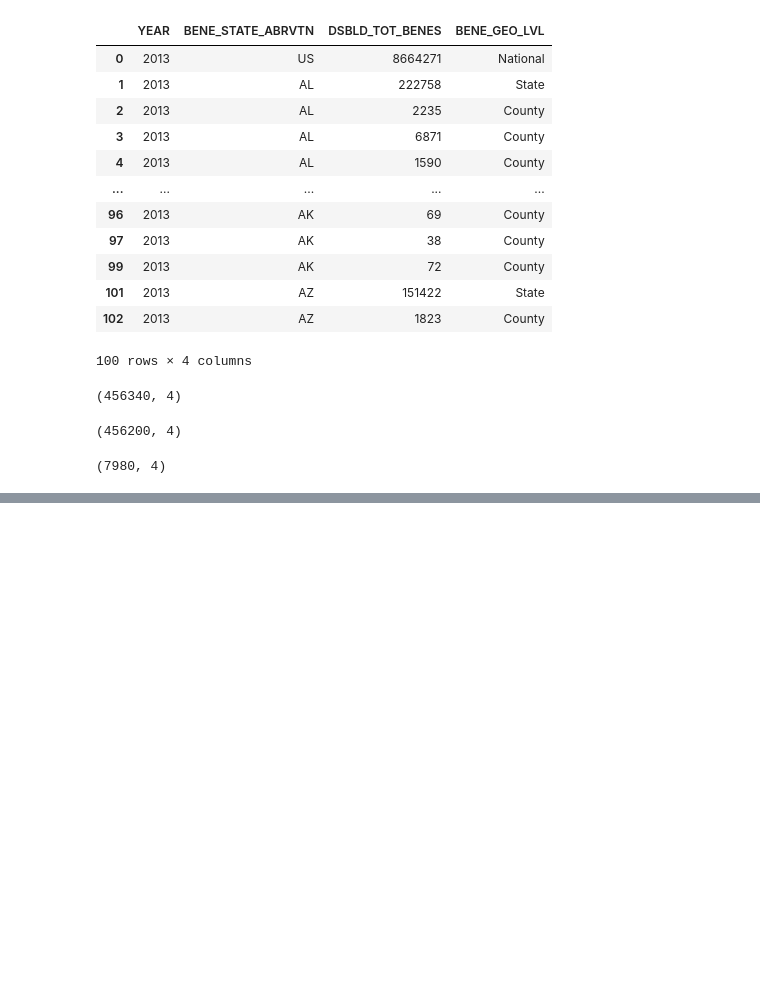
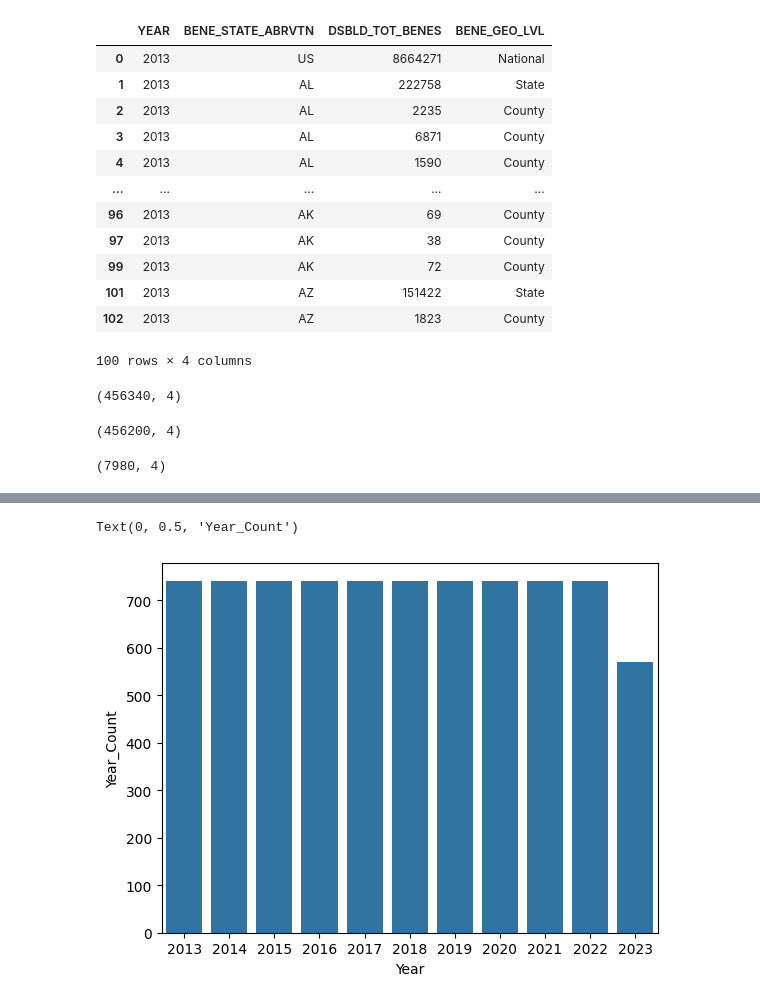
Before and after one commit to Catherine-Nguyen88/visualization, a Jupyter notebook: assignment/assignment.ipynb, the cells around one changed output, grey strips where cells are left out. Saved outputs shown, nothing was run; the diff lists cells and outputs as text; code cells hidden in the pictures; blank space fills up the shorter version.

```diff
--- a/assignment/assignment.ipynb
+++ b/assignment/assignment.ipynb
@@ -348,0 +355,10 @@ df6.shape # check rows have been deleted/filtered out
+# %%
+# Q4: #4
+import seaborn as sns
+
+# make variable for count by year
+# year_count = df6['YEAR'].unique()
+df7 = pd.DataFrame()
+# df7['year'] = df6['YEAR'].unique()
+df7['year_count'] = df6['YEAR'].value_counts()
+df7
@@ -348,0 +378,10 @@ df6.shape # check rows have been deleted/filtered out
+# %%
+import matplotlib.pyplot as plt
+sns.barplot(data = df7, x = df7.index, y = year_count)
+plt.xlabel('Year')
+plt.ylabel('Year_Count')
+
+## All years have the same amount of data collected EXCEPT 2023 which has the least data collected
+# %% [output]
+Text(0, 0.5, 'Year_Count')
+[figure, added]
```
Also changed, not shown: parts of 5 cells of this notebook.
